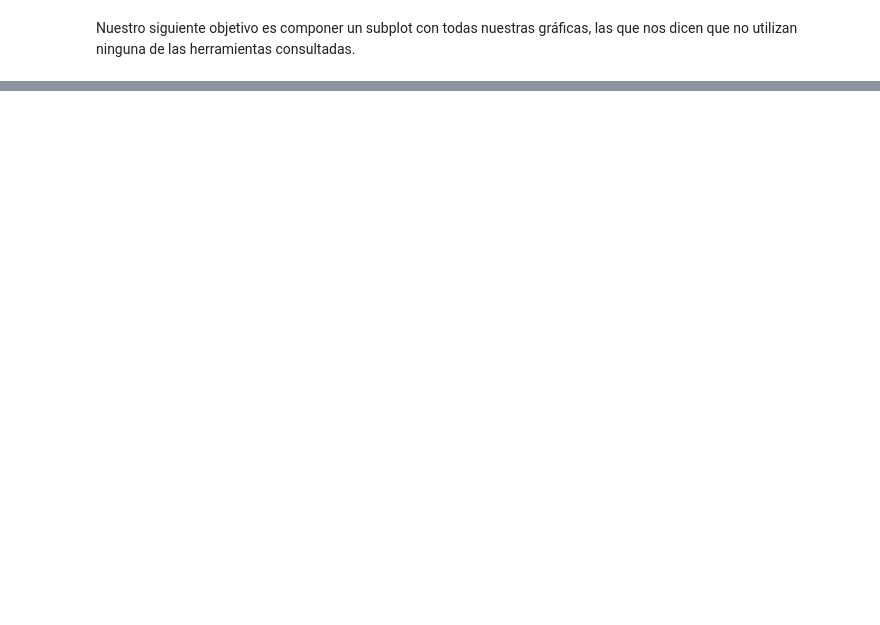
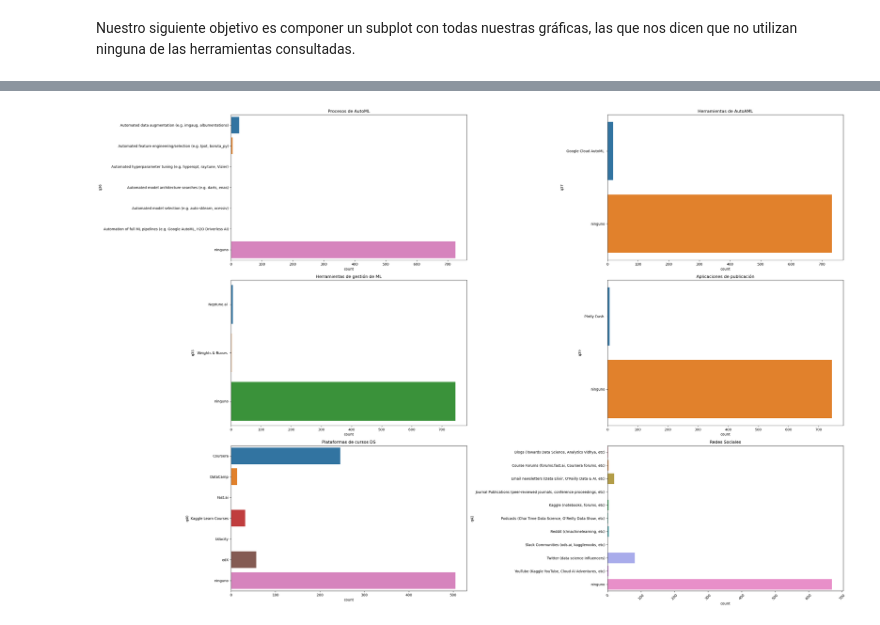
Before and after one commit to Adalab/project-DA-promo-b-modulo-2-team-2, a Jupyter notebook: HU3_visualización_resultados.ipynb, the cells around one changed output, grey strips where cells are left out. Cells and saved outputs as stored; diff of their text form; code cells hidden in the pictures; blank space fills up the shorter version.

```diff
--- a/HU3_visualización_resultados.ipynb
+++ b/HU3_visualización_resultados.ipynb
@@ -1181,0 +1228,34 @@ KeyError: "None of [Index(['df_q10', 'df_q18', 'df_q19', 'df_q27', 'df_q29', 'df
+# %%
+fig, axes = plt.subplots(nrows=3, ncols = 2, figsize = (30, 20))
+axes = axes.flat
+
+sns.barplot(x ='count', y = 'q36', data=df_q36, ax = axes[0])
+axes[0].set(title ="Procesos de AutoML")
+#axes[7] = plt.xticks(rotation = 45)
+
+sns.barplot(x ='count', y = 'q37', data=df_q37, ax = axes[1])
+axes[1].set(title ="Herramientas de AutoAML")
+#axes[8].plt.xticks(rotation = 45)
+
+sns.barplot(x ='count', y = 'q38', data=df_q38, ax = axes[2])
+axes[2].set(title ="Herramientas de gestión de ML")
+#axes[9].plt.xticks(rotation = 45)
+
+sns.barplot(x ='count', y = 'q39', data=df_q39, ax = axes[3])
+axes[3].set(title ="Aplicaciones de publicación")
+#axes[10] = plt.xticks(rotation = 45)
+
+sns.barplot(x ='count', y = 'q40', data=df_q40, ax = axes[4])
+axes[4].set(title ="Plataformas de cursos DS")
+#axes[11] = plt.xticks(rotation = 45)
+
+sns.barplot(x ='count', y = 'q42', data=df_q42, ax = axes[5])
+axes[5].set(title ="Redes Sociales")
+#axes[12] = plt.xticks(rotation = 45)
+
+plt.xticks(rotation = 45)
+fig.tight_layout()
+#fig.delaxes(axes[-1])
+plt.show()
+# %% [output]
+[figure, added]
```
Also changed, not shown: parts of 5 cells of this notebook.
